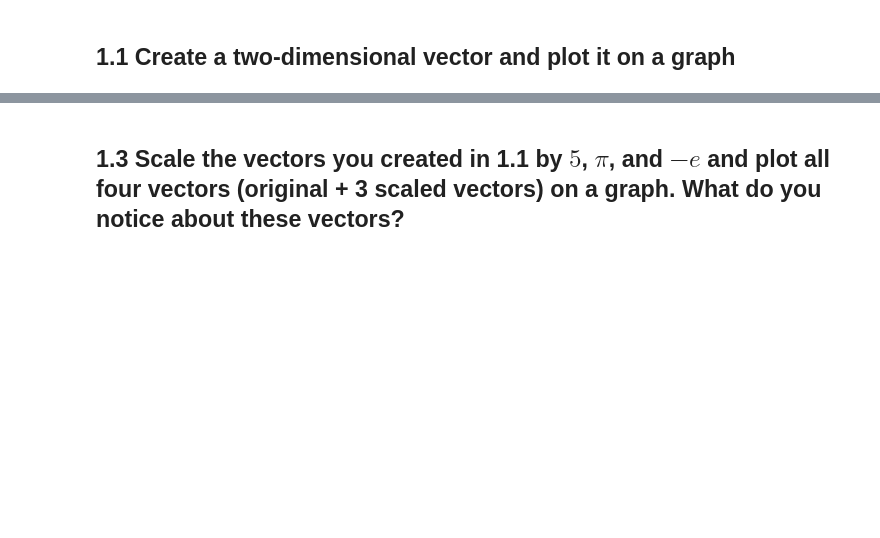
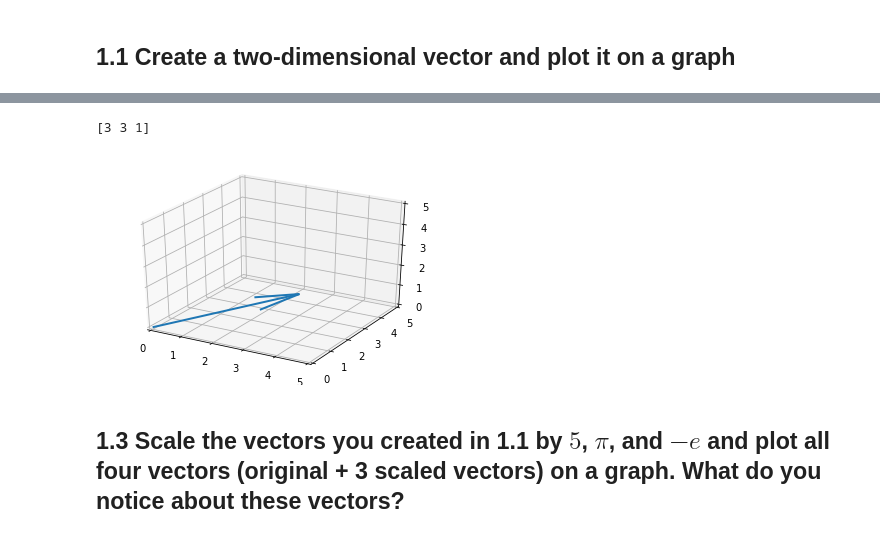
Before and after one commit to bloominstituteoftechnology/DS-Unit-1-Sprint-3-Linear-Algebra, a Jupyter notebook: module1-vectors-and-matrices/LS_DS_131_Vectors_and_Matrices_Assignment.ipynb, the cells around one changed output, grey strips where cells are left out. Saved outputs shown, nothing was run; the diff lists cells and outputs as text; code cells hidden in the pictures; blank space fills up the shorter version.

```diff
--- a/module1-vectors-and-matrices/LS_DS_131_Vectors_and_Matrices_Assignment.ipynb
+++ b/module1-vectors-and-matrices/LS_DS_131_Vectors_and_Matrices_Assignment.ipynb
@@ -9,3 +34,23 @@ For the questions below it is not sufficient to simply provide answer to the que
+# %%
+b_vector = np.array([0, 0, 0])
+for i in range(3):
+  b_vector[i] = np.random.randint(1, 5)
+
+print(b_vector)
+fig = plt.figure()
+ax = fig.add_subplot(111, projection='3d')
+ax.quiver(0, 0, 0,
+          b_vector[0],
+          b_vector[1],
+          b_vector[2],
+          linewidth=2,
+          length=1)
+ax.set_xlim([0, 5])
+ax.set_ylim([0, 5])
+ax.set_zlim([0, 5]);
+# %% [output]
+[3 3 1]
+[figure, added]
 # %% [markdown]
 ## 1.3 Scale the vectors you created in 1.1 by $5$, $\pi$, and $-e$ and plot all four vectors (original + 3 scaled vectors) on a graph. What do you notice about these vectors?
 # %%
```
Also changed, not shown: parts of 88 cells of this notebook.
